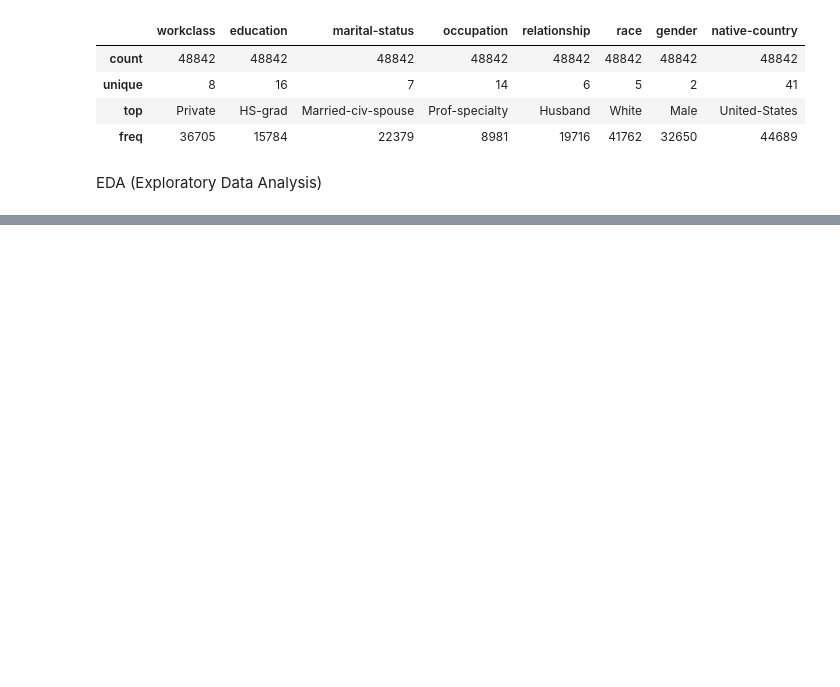
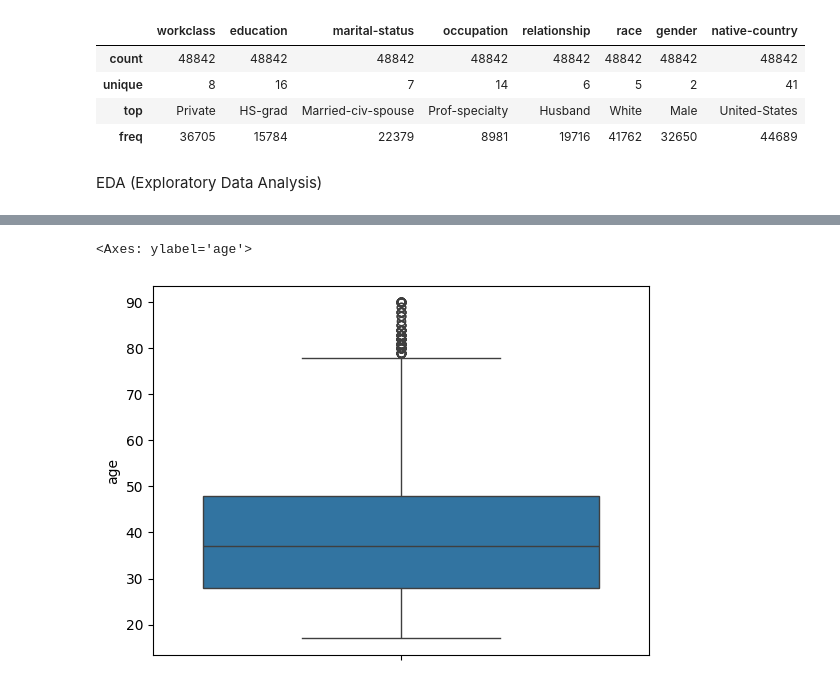
Before and after one commit to dinesh16adh/Data-Science-Projects., a Jupyter notebook: simple_eda_on_income_data.ipynb, the cells around one changed output, grey strips where cells are left out. Saved outputs shown, nothing was run; the diff lists cells and outputs as text; code cells hidden in the pictures; blank space fills up the shorter version.

```diff
--- a/simple_eda_on_income_data.ipynb
+++ b/simple_eda_on_income_data.ipynb
@@ -142,0 +160,5 @@ EDA (Exploratory Data Analysis)
+# %%
+sns.boxplot(data['age'])
+# %% [output]
+<Axes: ylabel='age'>
+[figure, added]
```
Also changed, not shown: parts of 12 cells of this notebook.
